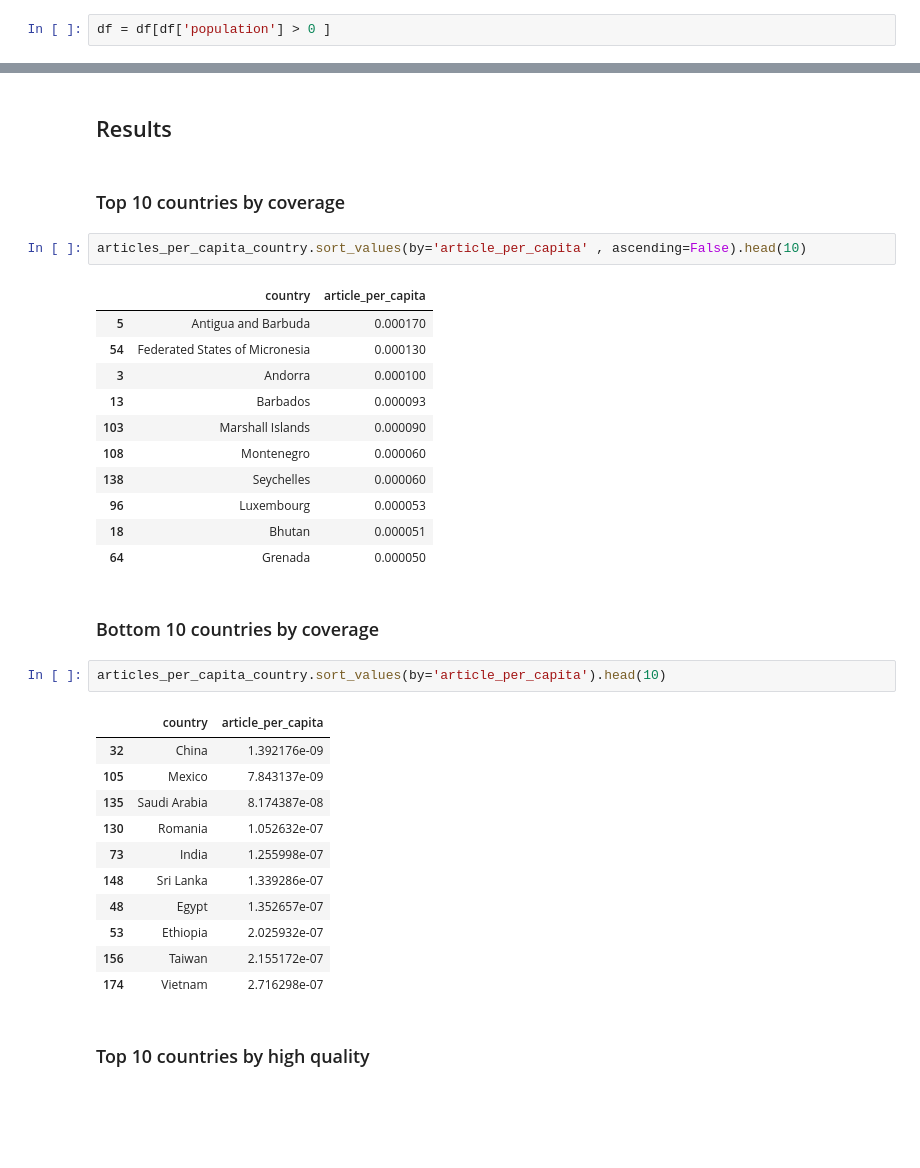
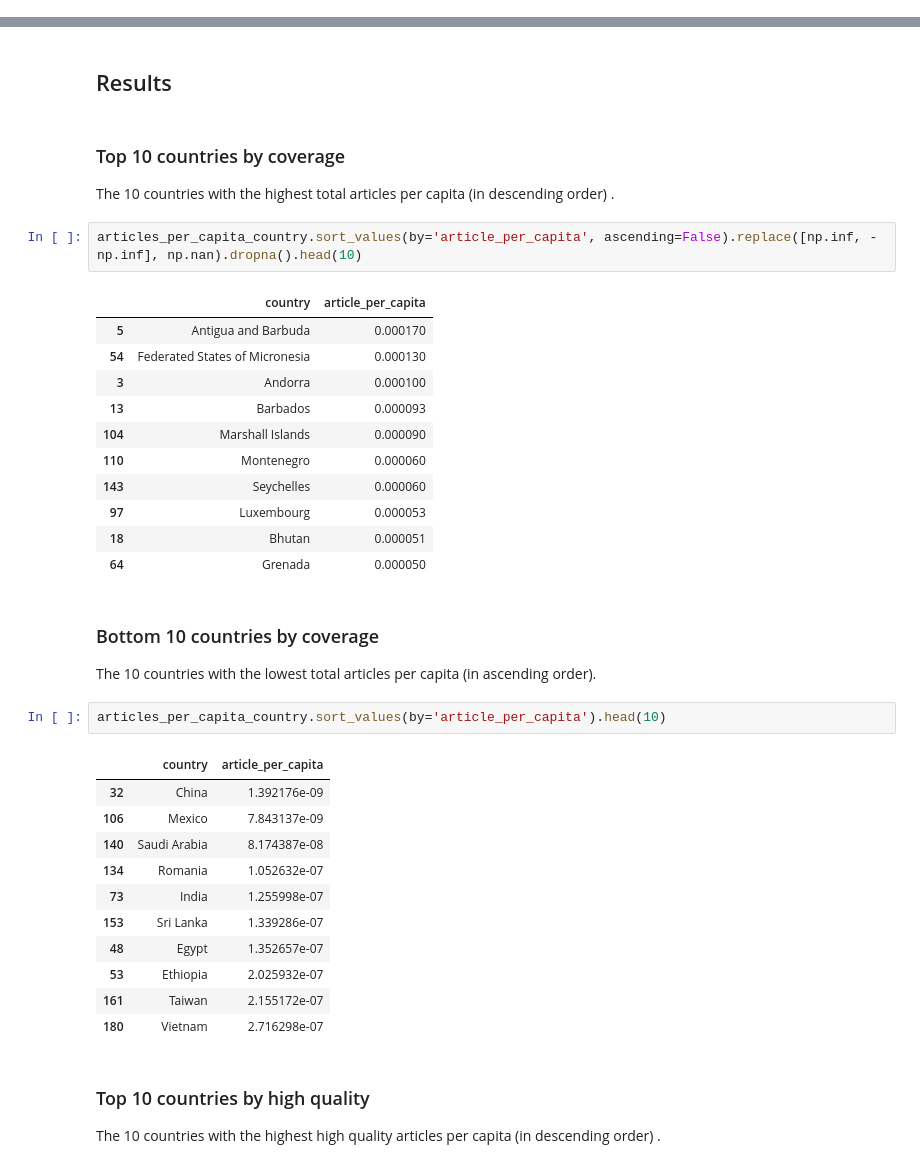
Before and after one commit to pragyy/Data-512-homework_2, a Jupyter notebook: main.ipynb, the cells around one changed output, grey strips where cells are left out. Cells and saved outputs as stored; diff of their text form; blank space fills up the shorter version.

```diff
--- a/main.ipynb
+++ b/main.ipynb
@@ -309,5 +343,3 @@ df.head()
 df.to_csv('./output_data/wp_politicians_by_country.csv')
 # %% [markdown]
 ## Analysis
-# %%
-df = df[df['population'] > 0 ]
@@ -368,38 +409,44 @@ quality_articles_region.head()
 ## Results
 # %% [markdown]
 ### Top 10 countries by coverage
+
+The 10 countries with the highest total articles per capita (in descending order) .
 # %%
-articles_per_capita_country.sort_values(by='article_per_capita' , ascending=False).head(10)
+articles_per_capita_country.sort_values(by='article_per_capita', ascending=False).replace([np.inf, -np.inf], np.nan).dropna().head(10)
 # %% [output]
 |  | country | article_per_capita |
 | 5 | Antigua and Barbuda | 0.000170 |
 | 54 | Federated States of Micronesia | 0.000130 |
 | 3 | Andorra | 0.000100 |
 | 13 | Barbados | 0.000093 |
-| 103 | Marshall Islands | 0.000090 |
-| 108 | Montenegro | 0.000060 |
-| 138 | Seychelles | 0.000060 |
-| 96 | Luxembourg | 0.000053 |
+| 104 | Marshall Islands | 0.000090 |
+| 110 | Montenegro | 0.000060 |
+| 143 | Seychelles | 0.000060 |
+| 97 | Luxembourg | 0.000053 |
 | 18 | Bhutan | 0.000051 |
 | 64 | Grenada | 0.000050 |
 # %% [markdown]
 ### Bottom 10 countries by coverage
+
+The 10 countries with the lowest total articles per capita (in ascending order).
 # %%
 articles_per_capita_country.sort_values(by='article_per_capita').head(10)
 # %% [output]
 |  | country | article_per_capita |
 | 32 | China | 1.392176e-09 |
-| 105 | Mexico | 7.843137e-09 |
-| 135 | Saudi Arabia | 8.174387e-08 |
-| 130 | Romania | 1.052632e-07 |
+| 106 | Mexico | 7.843137e-09 |
+| 140 | Saudi Arabia | 8.174387e-08 |
+| 134 | Romania | 1.052632e-07 |
 | 73 | India | 1.255998e-07 |
-| 148 | Sri Lanka | 1.339286e-07 |
+| 153 | Sri Lanka | 1.339286e-07 |
 | 48 | Egypt | 1.352657e-07 |
 | 53 | Ethiopia | 2.025932e-07 |
-| 156 | Taiwan | 2.155172e-07 |
-| 174 | Vietnam | 2.716298e-07 |
+| 161 | Taiwan | 2.155172e-07 |
+| 180 | Vietnam | 2.716298e-07 |
 # %% [markdown]
 ### Top 10 countries by high quality
+
+The 10 countries with the highest high quality articles per capita (in descending order) .
 # %%
 quality_articles_country.sort_values(by='article_per_capita', ascending=False).head(10)
 # %% [output]
```
Also changed, not shown: parts of 36 cells of this notebook, 2 other files.
